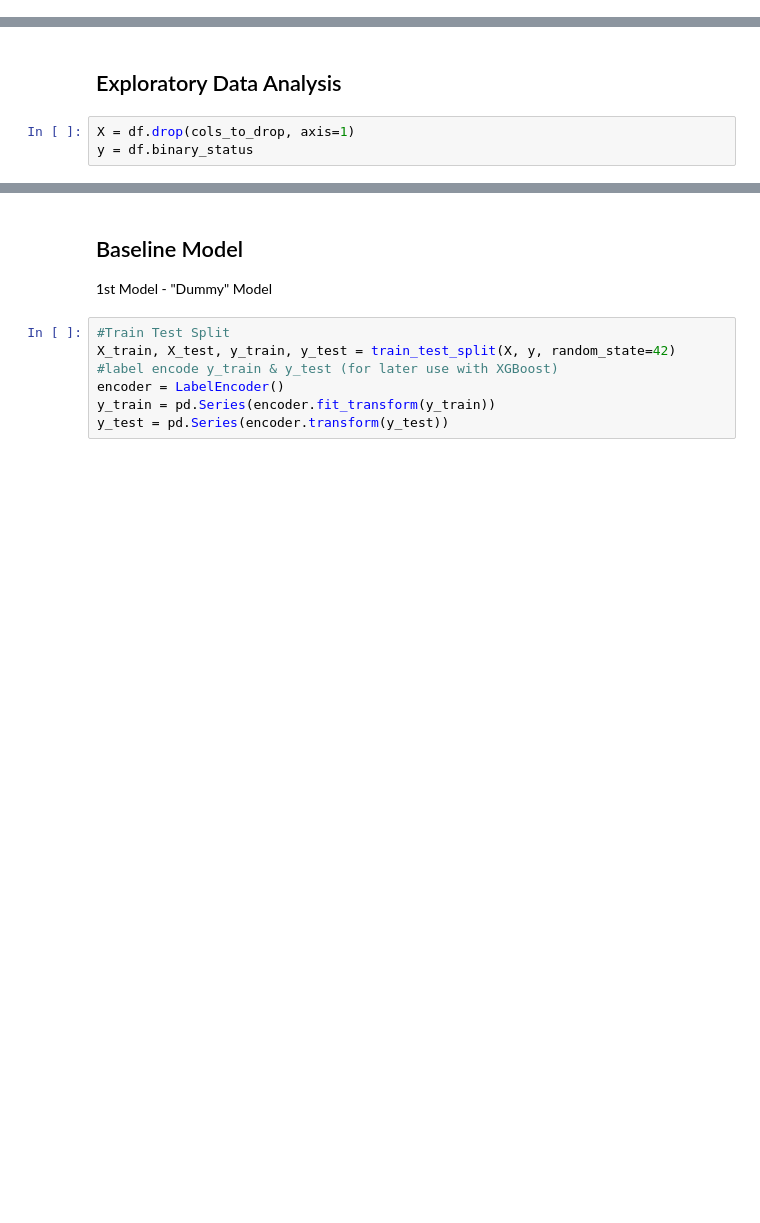
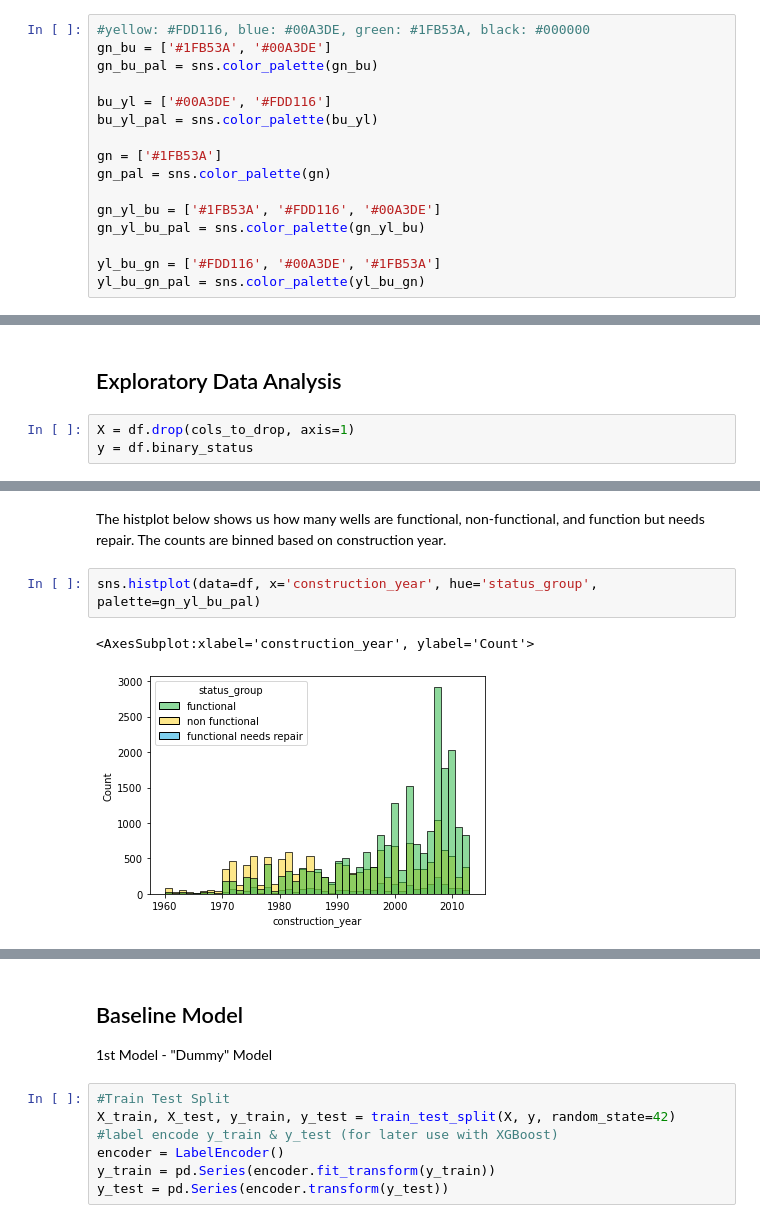
Before and after one commit to fetterollie/Tanzanian-Water-Wells, a Jupyter notebook: main/index.ipynb, the cells around one changed output, grey strips where cells are left out. Saved outputs shown, nothing was run; the diff lists cells and outputs as text; blank space fills up the shorter version.

```diff
--- a/main/index.ipynb
+++ b/main/index.ipynb
@@ -159,3 +161,19 @@ CT = ColumnTransformer(transformers=[
+# %%
+#yellow: #FDD116, blue: #00A3DE, green: #1FB53A, black: #000000
+gn_bu = ['#1FB53A', '#00A3DE']
+gn_bu_pal = sns.color_palette(gn_bu)
+
+bu_yl = ['#00A3DE', '#FDD116']
+bu_yl_pal = sns.color_palette(bu_yl)
+
+gn = ['#1FB53A']
+gn_pal = sns.color_palette(gn)
+
+gn_yl_bu = ['#1FB53A', '#FDD116', '#00A3DE']
+gn_yl_bu_pal = sns.color_palette(gn_yl_bu)
+
+yl_bu_gn = ['#FDD116', '#00A3DE', '#1FB53A']
+yl_bu_gn_pal = sns.color_palette(yl_bu_gn)
 # %% [markdown]
 ## Data Understanding
 # %%
@@ -656,0 +682,7 @@ y = df.binary_status
+# %% [markdown]
+The histplot below shows us how many wells are functional, non-functional, and function but needs repair. The counts are binned based on construction year.
+# %%
+sns.histplot(data=df, x='construction_year', hue='status_group', palette=gn_yl_bu_pal)
+# %% [output]
+<AxesSubplot:xlabel='construction_year', ylabel='Count'>
+[figure, added]
```
Also changed, not shown: parts of 43 cells of this notebook.
